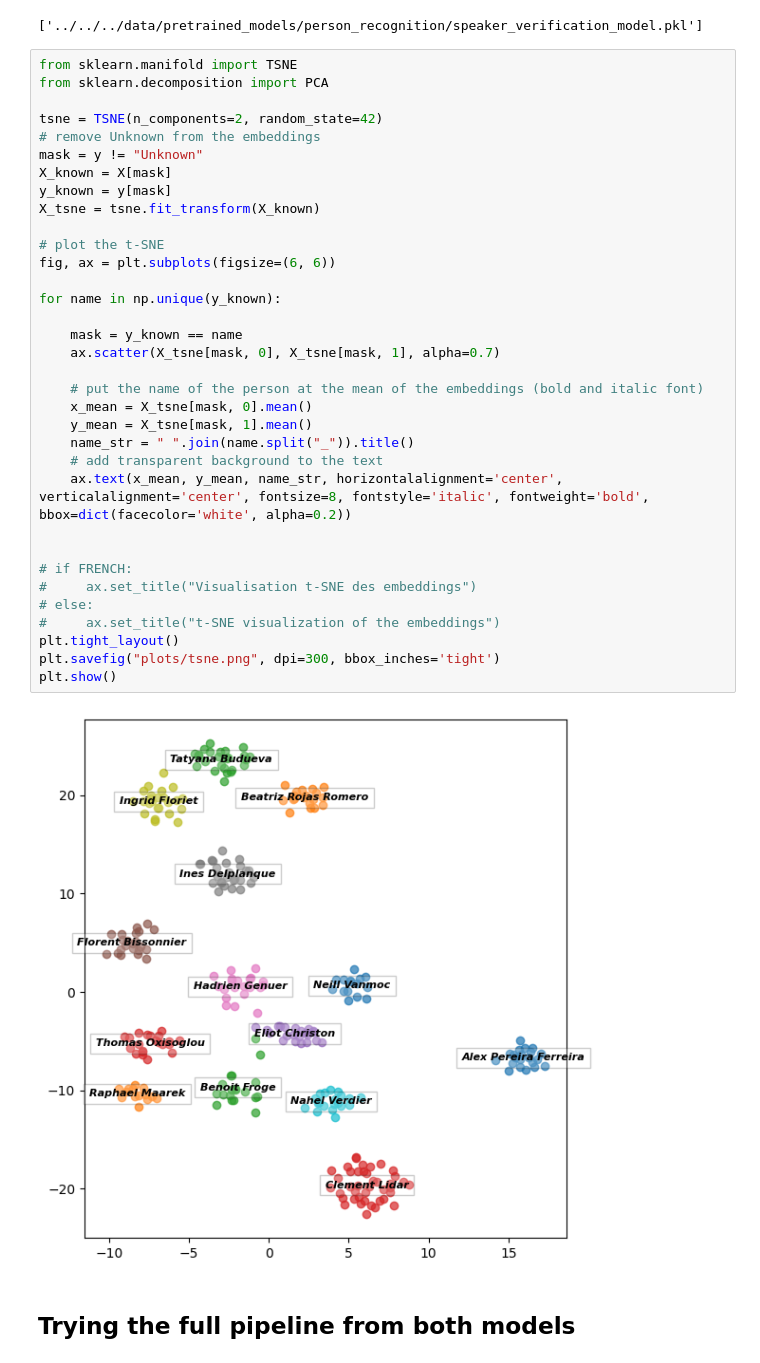
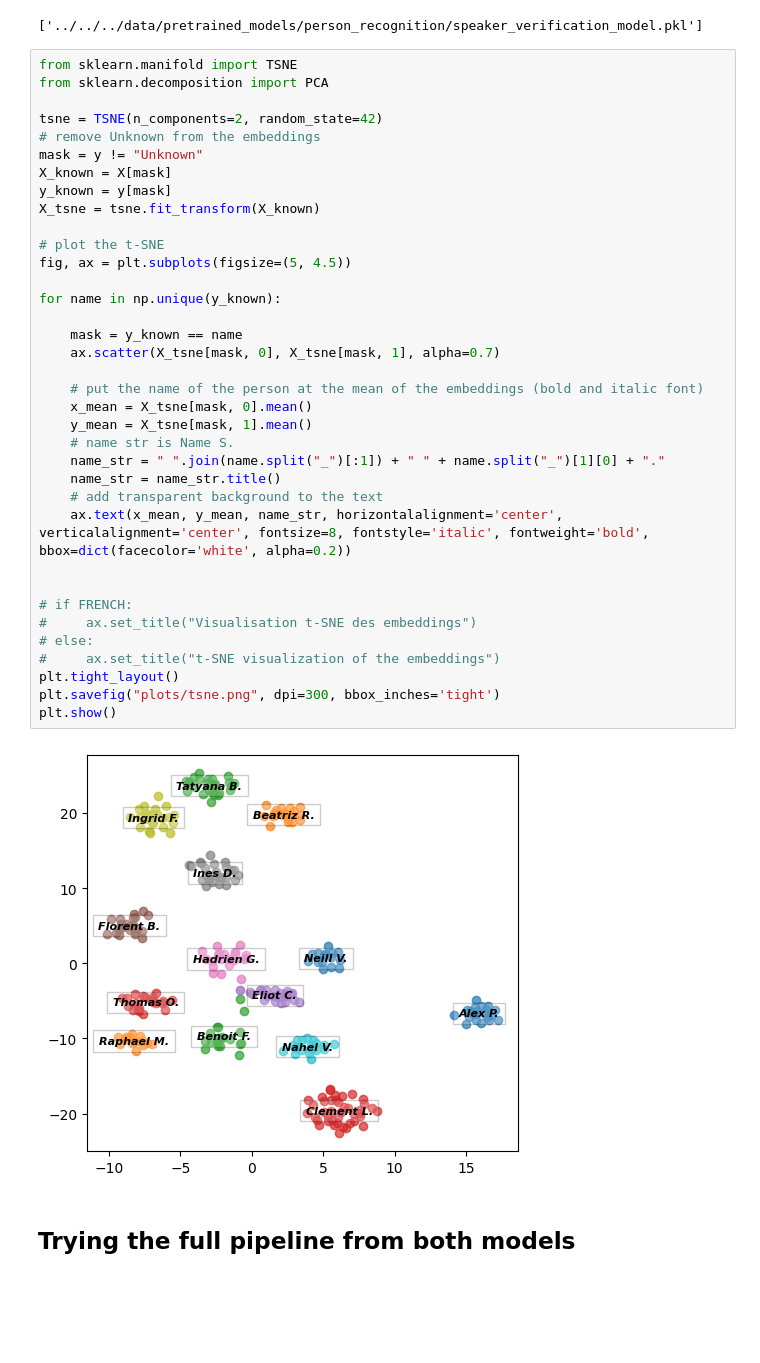
Before and after one commit to eliot-christon/robot-speech-to-speech, a Jupyter notebook: Tools/Evaluation/T1/eval.ipynb, the cells around one changed output. Cells and saved outputs as stored; diff of their text form; blank space fills up the shorter version.

```diff
--- a/Tools/Evaluation/T1/eval.ipynb
+++ b/Tools/Evaluation/T1/eval.ipynb
@@ -840,36 +840,38 @@ from sklearn.decomposition import PCA
 
 tsne = TSNE(n_components=2, random_state=42)
 # remove Unknown from the embeddings
 mask = y != "Unknown"
 X_known = X[mask]
 y_known = y[mask]
 X_tsne = tsne.fit_transform(X_known)
 
 # plot the t-SNE
-fig, ax = plt.subplots(figsize=(6, 6))
+fig, ax = plt.subplots(figsize=(5, 4.5))
 
 for name in np.unique(y_known):
 
     mask = y_known == name
     ax.scatter(X_tsne[mask, 0], X_tsne[mask, 1], alpha=0.7)
 
     # put the name of the person at the mean of the embeddings (bold and italic font)
     x_mean = X_tsne[mask, 0].mean()
     y_mean = X_tsne[mask, 1].mean()
-    name_str = " ".join(name.split("_")).title()
+    # name str is Name S.
+    name_str = " ".join(name.split("_")[:1]) + " " + name.split("_")[1][0] + "."
+    name_str = name_str.title()
     # add transparent background to the text
     ax.text(x_mean, y_mean, name_str, horizontalalignment='center', verticalalignment='center', fontsize=8, fontstyle='italic', fontweight='bold', bbox=dict(facecolor='white', alpha=0.2))
 
 
 # if FRENCH:
 #     ax.set_title("Visualisation t-SNE des embeddings")
 # else:
 #     ax.set_title("t-SNE visualization of the embeddings")
 plt.tight_layout()
 plt.savefig("plots/tsne.png", dpi=300, bbox_inches='tight')
 plt.show()
 # %% [output]
-[figure, old version]
+[figure, new version]
 # %% [markdown]
 ## Trying the full pipeline from both models
 # %%
```
Also changed, not shown: parts of 2 cells of this notebook, 3 other files.
